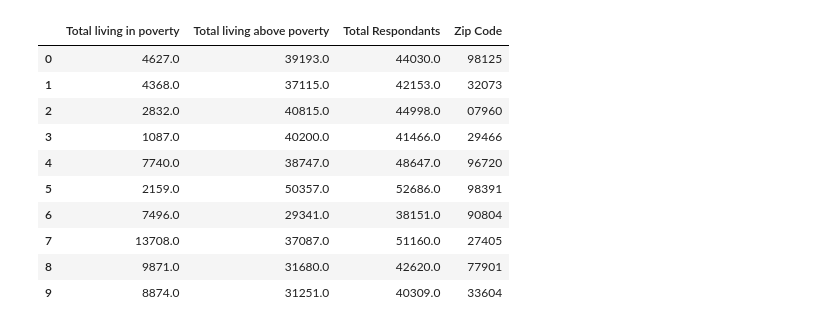
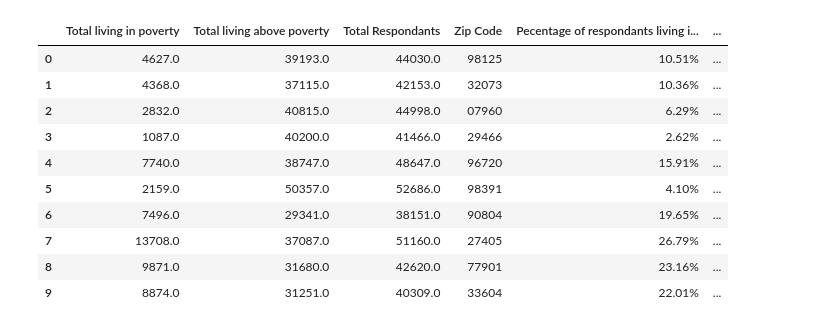
Before and after one commit to OP78142/proj-1-g4, a Jupyter notebook: ProjectWork.ipynb, the cells around one changed output. Saved outputs shown, nothing was run; the diff lists cells and outputs as text; code cells hidden in the pictures.

```diff
--- a/ProjectWork.ipynb
+++ b/ProjectWork.ipynb
@@ -56,25 +76,33 @@ census_pd_Highest
 # %%
 census_data_Random = c.acs5.get(("B17020_002E","B17020_010E","B01003_001E"), {"for": "zip code tabulation area:98125,98391,27405,32073,33604,90804,96720,29466,07960,77901"})
 census_pd_Random = pd.DataFrame(census_data_Random)
 #census_pd_Random['respondantTotal'] = census_pd_Random.sum(axis=1, numeric_only= True)
 census_pd_Random = census_pd_Random.rename(columns={"zip code tabulation area":"Zip Code",
                                                         "B17020_002E":"Total living in poverty",
                                                         "B17020_010E":"Total living above poverty",
                                                         "B01003_001E":"Total Respondants"
                                                        })
+census_pd_Random['Pecentage of respondants living in poverty'] = (census_pd_Random["Total living in poverty"]
+                                                                   / census_pd_Random["Total Respondants"])
+census_pd_Random['Pecentage of respondants living above poverty'] = (census_pd_Random["Total living above poverty"]
+                                                                   / census_pd_Random["Total Respondants"])
+
+census_pd_Random.loc[:, 'Pecentage of respondants living in poverty'] = census_pd_Random['Pecentage of respondants living in poverty'].map('{:.2%}'.format)
+census_pd_Random.loc[:, 'Pecentage of respondants living above poverty'] = census_pd_Random['Pecentage of respondants living above poverty'].map('{:.2%}'.format)
+
 census_pd_Random
 # %% [output]
-|  | Total living in poverty | Total living above poverty | Total Respondants | Zip Code |
-| 0 | 4627.0 | 39193.0 | 44030.0 | 98125 |
-| 1 | 4368.0 | 37115.0 | 42153.0 | 32073 |
-| 2 | 2832.0 | 40815.0 | 44998.0 | 07960 |
-| 3 | 1087.0 | 40200.0 | 41466.0 | 29466 |
-| 4 | 7740.0 | 38747.0 | 48647.0 | 96720 |
-| 5 | 2159.0 | 50357.0 | 52686.0 | 98391 |
-| 6 | 7496.0 | 29341.0 | 38151.0 | 90804 |
-| 7 | 13708.0 | 37087.0 | 51160.0 | 27405 |
-| 8 | 9871.0 | 31680.0 | 42620.0 | 77901 |
-| 9 | 8874.0 | 31251.0 | 40309.0 | 33604 |
+|  | Total living in poverty | Total living above poverty | Total Respondants | Zip Code | Pecentage of respondants living i... | ... |
+| 0 | 4627.0 | 39193.0 | 44030.0 | 98125 | 10.51% | ... |
+| 1 | 4368.0 | 37115.0 | 42153.0 | 32073 | 10.36% | ... |
+| 2 | 2832.0 | 40815.0 | 44998.0 | 07960 | 6.29% | ... |
+| 3 | 1087.0 | 40200.0 | 41466.0 | 29466 | 2.62% | ... |
+| 4 | 7740.0 | 38747.0 | 48647.0 | 96720 | 15.91% | ... |
+| 5 | 2159.0 | 50357.0 | 52686.0 | 98391 | 4.10% | ... |
+| 6 | 7496.0 | 29341.0 | 38151.0 | 90804 | 19.65% | ... |
+| 7 | 13708.0 | 37087.0 | 51160.0 | 27405 | 26.79% | ... |
+| 8 | 9871.0 | 31680.0 | 42620.0 | 77901 | 23.16% | ... |
+| 9 | 8874.0 | 31251.0 | 40309.0 | 33604 | 22.01% | ... |
 # %%
 census_data_povGender_Highest = c.acs5.get(("B17003_004E","B17003_005E","B17003_006E","B17003_007E","B17003_009E","B17003_010E",
 						  "B17003_011E","B17003_012E","B17003_015E","B17003_016E","B17003_017E","B17003_018E","B17003_020E",
```
Also changed, not shown: parts of 7 cells of this notebook.
